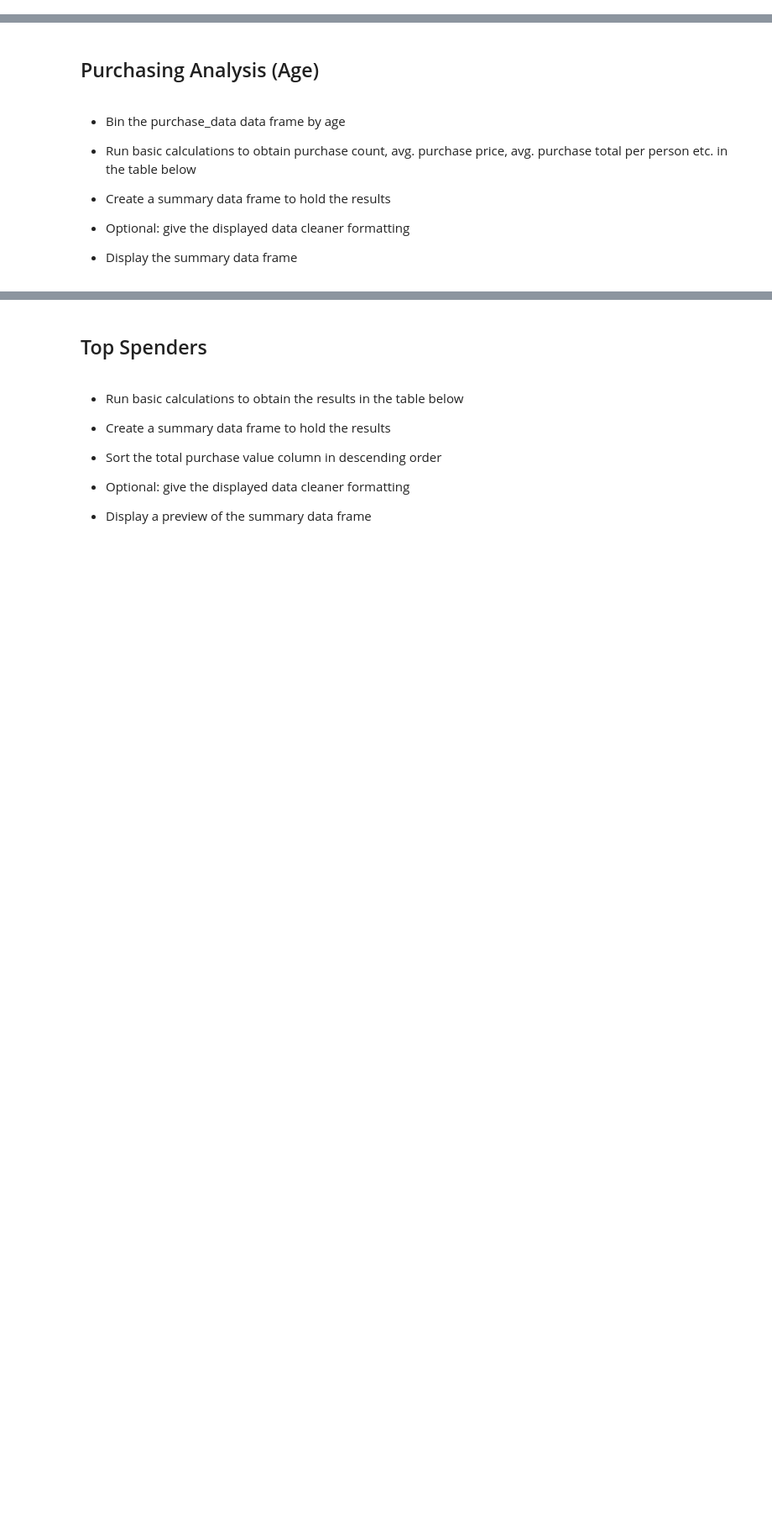
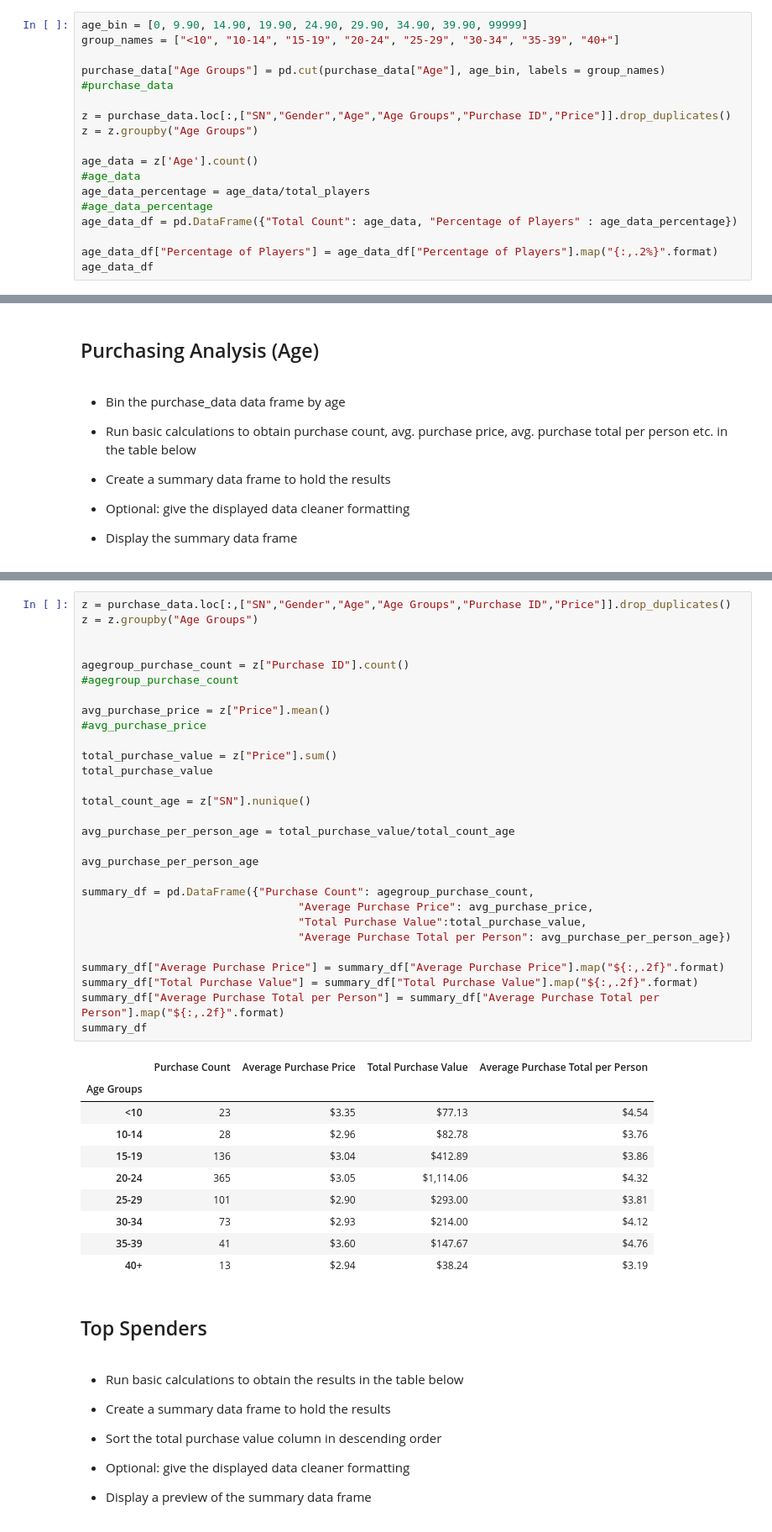
Before and after one commit to amirabdallah/pandas-challenge, a Jupyter notebook: HeroesOfPymoli/HeroesOfPymoli_starter.ipynb, the cells around one changed output, grey strips where cells are left out. Shown: that part at 84% size. Drawn from its saved outputs; the diff is of its cells as text; blank space fills up the shorter version.

```diff
--- a/HeroesOfPymoli/HeroesOfPymoli_starter.ipynb
+++ b/HeroesOfPymoli/HeroesOfPymoli_starter.ipynb
@@ -160,0 +178,18 @@ number_of_purchases = len(purchase_data["Purchase ID"])
+# %%
+age_bin = [0, 9.90, 14.90, 19.90, 24.90, 29.90, 34.90, 39.90, 99999]
+group_names = ["<10", "10-14", "15-19", "20-24", "25-29", "30-34", "35-39", "40+"]
+
+purchase_data["Age Groups"] = pd.cut(purchase_data["Age"], age_bin, labels = group_names)
+#purchase_data
+
+z = purchase_data.loc[:,["SN","Gender","Age","Age Groups","Purchase ID","Price"]].drop_duplicates()
+z = z.groupby("Age Groups")
+
+age_data = z['Age'].count()
+#age_data
+age_data_percentage = age_data/total_players
+#age_data_percentage
+age_data_df = pd.DataFrame({"Total Count": age_data, "Percentage of Players" : age_data_percentage})
+
+age_data_df["Percentage of Players"] = age_data_df["Percentage of Players"].map("{:,.2%}".format)
+age_data_df
@@ -189,3 +223,43 @@ number_of_purchases = len(purchase_data["Purchase ID"])
+# %%
+z = purchase_data.loc[:,["SN","Gender","Age","Age Groups","Purchase ID","Price"]].drop_duplicates()
+z = z.groupby("Age Groups")
+
+
+agegroup_purchase_count = z["Purchase ID"].count()
+#agegroup_purchase_count
+
+avg_purchase_price = z["Price"].mean()
+#avg_purchase_price
+
+total_purchase_value = z["Price"].sum()
+total_purchase_value
+
+total_count_age = z["SN"].nunique()
+
+avg_purchase_per_person_age = total_purchase_value/total_count_age
+
+avg_purchase_per_person_age
+
+summary_df = pd.DataFrame({"Purchase Count": agegroup_purchase_count,
+                                 "Average Purchase Price": avg_purchase_price,
+                                 "Total Purchase Value":total_purchase_value,
+                                 "Average Purchase Total per Person": avg_purchase_per_person_age})
+
+summary_df["Average Purchase Price"] = summary_df["Average Purchase Price"].map("${:,.2f}".format)
+summary_df["Total Purchase Value"] = summary_df["Total Purchase Value"].map("${:,.2f}".format)
+summary_df["Average Purchase Total per Person"] = summary_df["Average Purchase Total per Person"].map("${:,.2f}".format)
+summary_df
+# %% [output]
+|  | Purchase Count | Average Purchase Price | Total Purchase Value | Average Purchase Total per Person |
+| Age Groups |  |  |  |  |
+| <10 | 23 | $3.35 | $77.13 | $4.54 |
+| 10-14 | 28 | $2.96 | $82.78 | $3.76 |
+| 15-19 | 136 | $3.04 | $412.89 | $3.86 |
+| 20-24 | 365 | $3.05 | $1,114.06 | $4.32 |
+| 25-29 | 101 | $2.90 | $293.00 | $3.81 |
+| 30-34 | 73 | $2.93 | $214.00 | $4.12 |
+| 35-39 | 41 | $3.60 | $147.67 | $4.76 |
+| 40+ | 13 | $2.94 | $38.24 | $3.19 |
 # %% [markdown]
 ## Top Spenders
 # %% [markdown]
```
Also changed, not shown: parts of 14 cells of this notebook.
